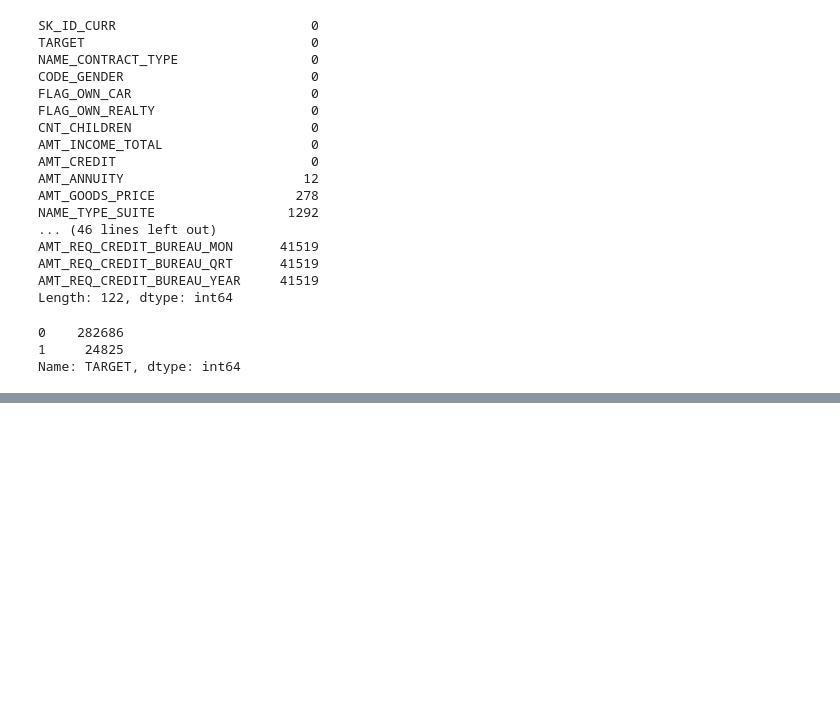
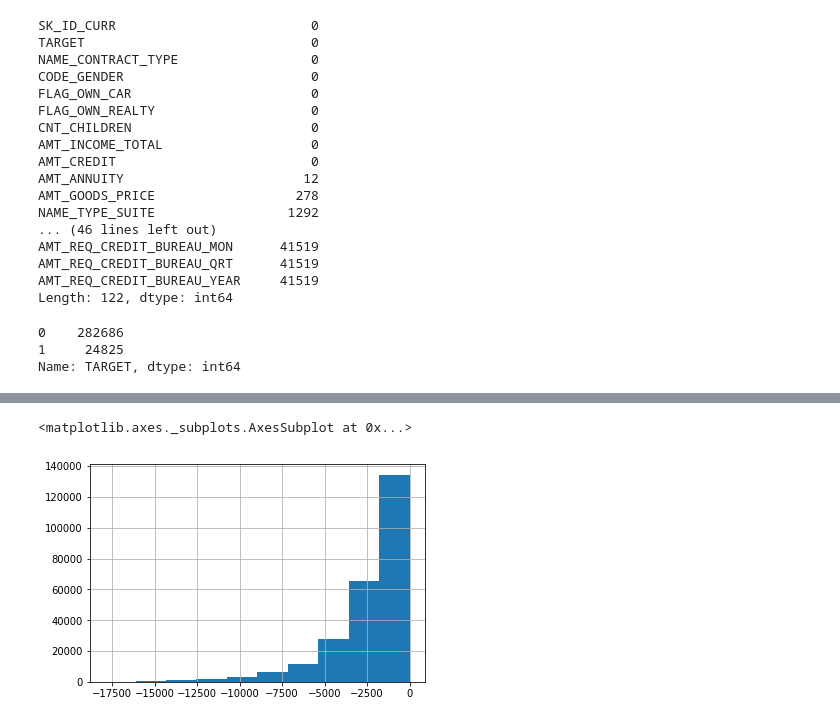
Before and after one commit to dongzhang84/Kaggle, a Jupyter notebook: Home_Credit.ipynb, the cells around one changed output, grey strips where cells are left out. Drawn from its saved outputs; the diff is of its cells as text; code cells hidden in the pictures; blank space fills up the shorter version.

```diff
--- a/Home_Credit.ipynb
+++ b/Home_Credit.ipynb
@@ -229,0 +405,5 @@ Name: AMT_GOODS_PRICE, Length: 1002, dtype: int64
+# %%
+df_train.DAYS_EMPLOYED[df_train['DAYS_EMPLOYED']< 100000].hist()
+# %% [output]
+<matplotlib.axes._subplots.AxesSubplot at 0x...>
+[figure, added]
```
Also changed, not shown: parts of 30 cells of this notebook.
